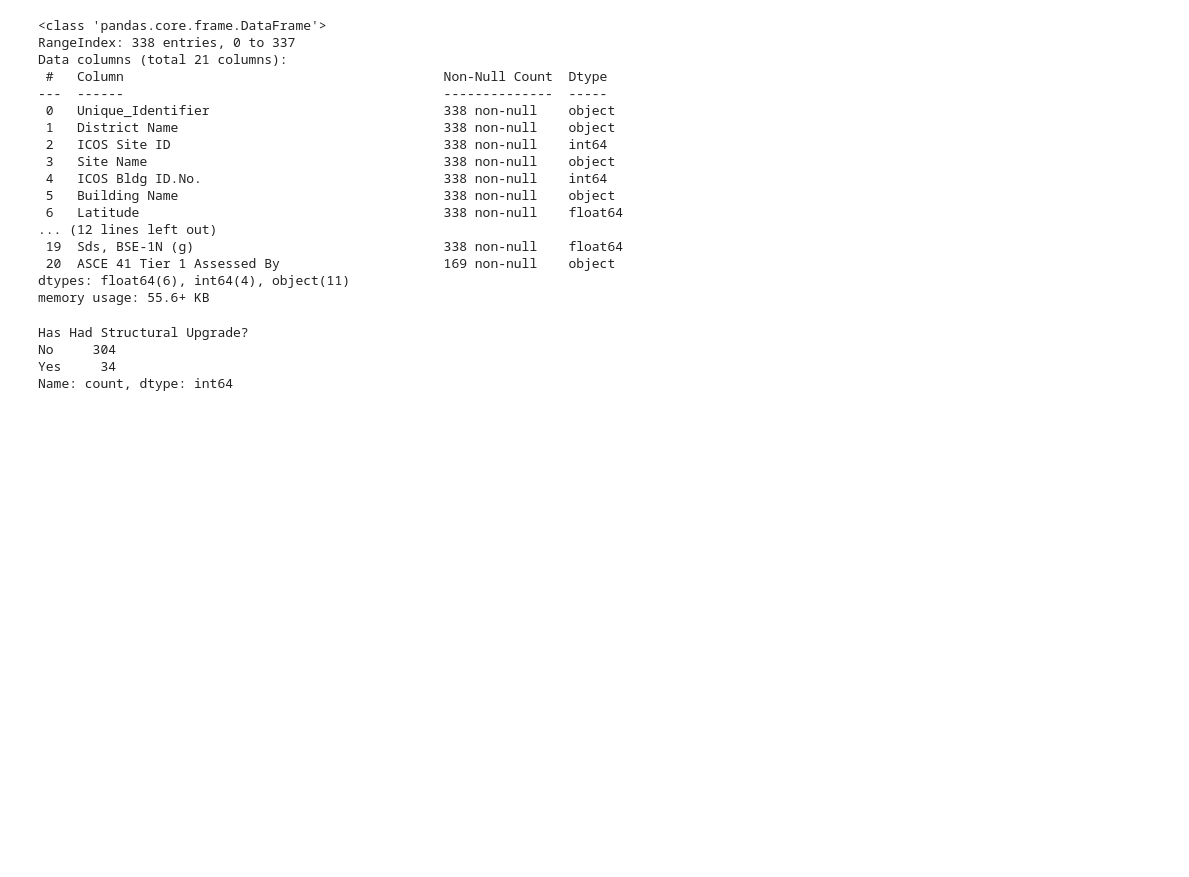
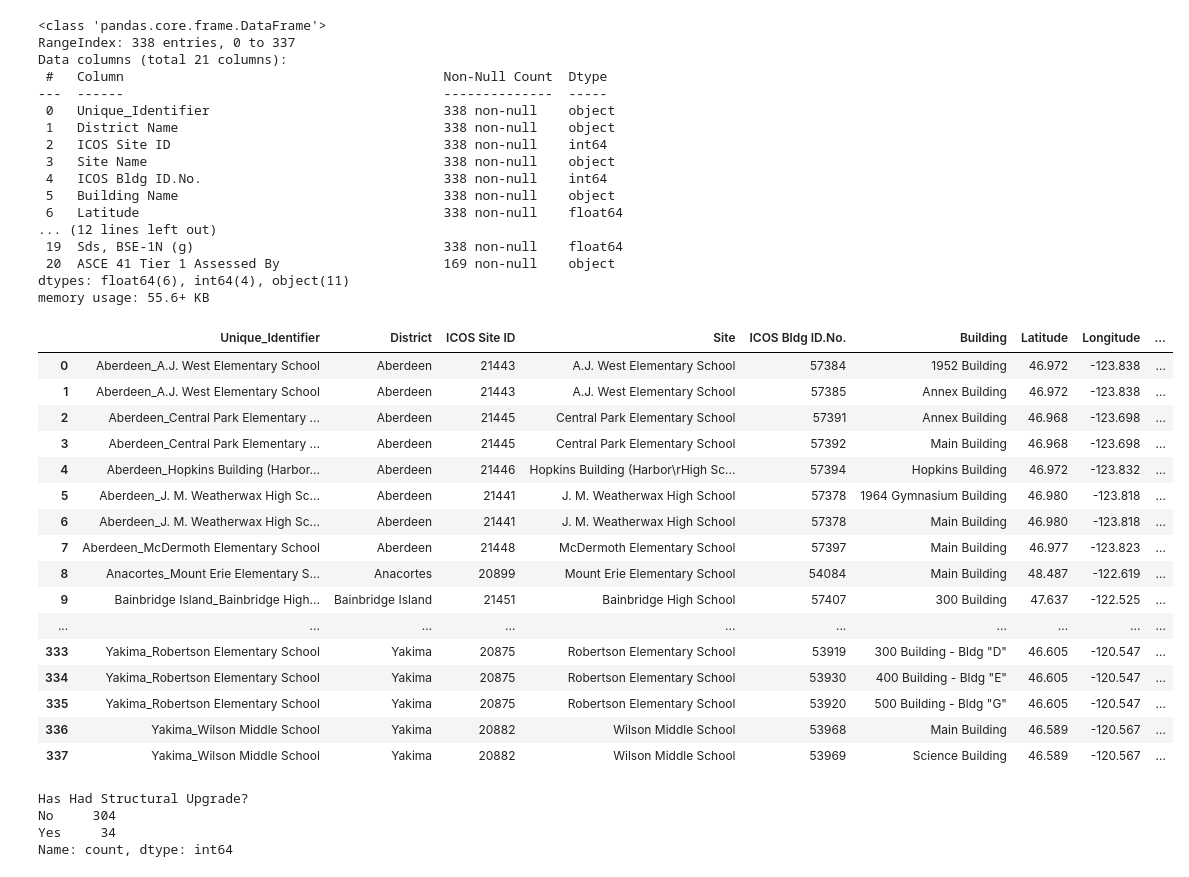
Before and after one commit to efkodon/seismic_school_evaluations, a Jupyter notebook: seismic_upgrades.ipynb, the cells around one changed output. Cells and saved outputs as stored; diff of their text form; code cells hidden in the pictures; blank space fills up the shorter version.

```diff
--- a/seismic_upgrades.ipynb
+++ b/seismic_upgrades.ipynb
@@ -237,6 +267,26 @@ memory usage: 55.6+ KB
 # %%
 df_sssp_phase2 = df_sssp_phase2.rename(columns={'District Name': 'District', \
                           'Site Name': 'Site', 'Building Name': 'Building'})
+# %%
+df_sssp_phase2
+# %% [output]
+|  | Unique_Identifier | District | ICOS Site ID | Site | ICOS Bldg ID.No. | Building | Latitude | Longitude | ... |
+| 0 | Aberdeen_A.J. West Elementary School | Aberdeen | 21443 | A.J. West Elementary School | 57384 | 1952 Building | 46.972 | -123.838 | ... |
+| 1 | Aberdeen_A.J. West Elementary School | Aberdeen | 21443 | A.J. West Elementary School | 57385 | Annex Building | 46.972 | -123.838 | ... |
+| 2 | Aberdeen_Central Park Elementary ... | Aberdeen | 21445 | Central Park Elementary School | 57391 | Annex Building | 46.968 | -123.698 | ... |
+| 3 | Aberdeen_Central Park Elementary ... | Aberdeen | 21445 | Central Park Elementary School | 57392 | Main Building | 46.968 | -123.698 | ... |
+| 4 | Aberdeen_Hopkins Building (Harbor... | Aberdeen | 21446 | Hopkins Building (Harbor\rHigh Sc... | 57394 | Hopkins Building | 46.972 | -123.832 | ... |
+| 5 | Aberdeen_J. M. Weatherwax High Sc... | Aberdeen | 21441 | J. M. Weatherwax High School | 57378 | 1964 Gymnasium Building | 46.980 | -123.818 | ... |
+| 6 | Aberdeen_J. M. Weatherwax High Sc... | Aberdeen | 21441 | J. M. Weatherwax High School | 57378 | Main Building | 46.980 | -123.818 | ... |
+| 7 | Aberdeen_McDermoth Elementary School | Aberdeen | 21448 | McDermoth Elementary School | 57397 | Main Building | 46.977 | -123.823 | ... |
+| 8 | Anacortes_Mount Erie Elementary S... | Anacortes | 20899 | Mount Erie Elementary School | 54084 | Main Building | 48.487 | -122.619 | ... |
+| 9 | Bainbridge Island_Bainbridge High... | Bainbridge Island | 21451 | Bainbridge High School | 57407 | 300 Building | 47.637 | -122.525 | ... |
+| ... | ... | ... | ... | ... | ... | ... | ... | ... | ... |
+| 333 | Yakima_Robertson Elementary School | Yakima | 20875 | Robertson Elementary School | 53919 | 300 Building - Bldg "D" | 46.605 | -120.547 | ... |
+| 334 | Yakima_Robertson Elementary School | Yakima | 20875 | Robertson Elementary School | 53930 | 400 Building - Bldg "E" | 46.605 | -120.547 | ... |
+| 335 | Yakima_Robertson Elementary School | Yakima | 20875 | Robertson Elementary School | 53920 | 500 Building - Bldg "G" | 46.605 | -120.547 | ... |
+| 336 | Yakima_Wilson Middle School | Yakima | 20882 | Wilson Middle School | 53968 | Main Building | 46.589 | -120.567 | ... |
+| 337 | Yakima_Wilson Middle School | Yakima | 20882 | Wilson Middle School | 53969 | Science Building | 46.589 | -120.567 | ... |
 # %%
 # Edit name variations in the SSSP list to match ICOS for merging
 df_sssp_phase2['Building'] = df_sssp_phase2['Building'].replace\
```
Also changed, not shown: parts of 21 cells of this notebook, 1 other file.
